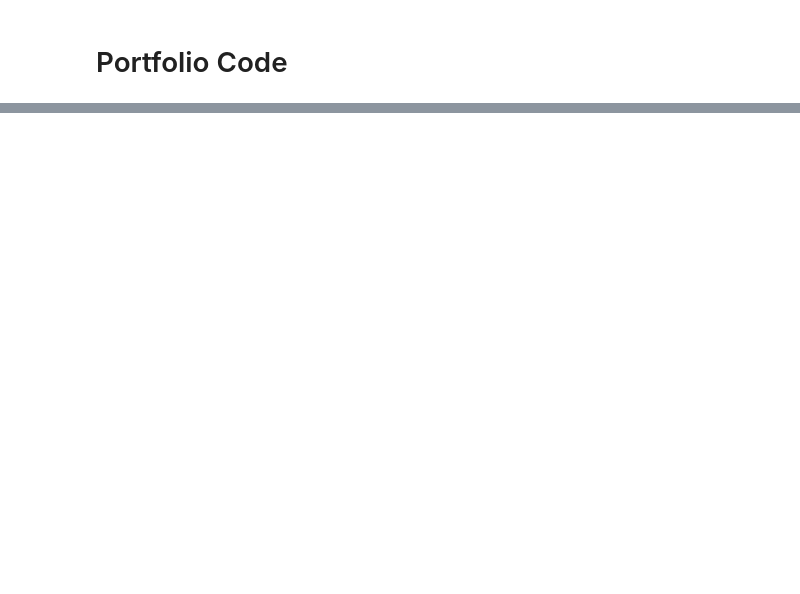
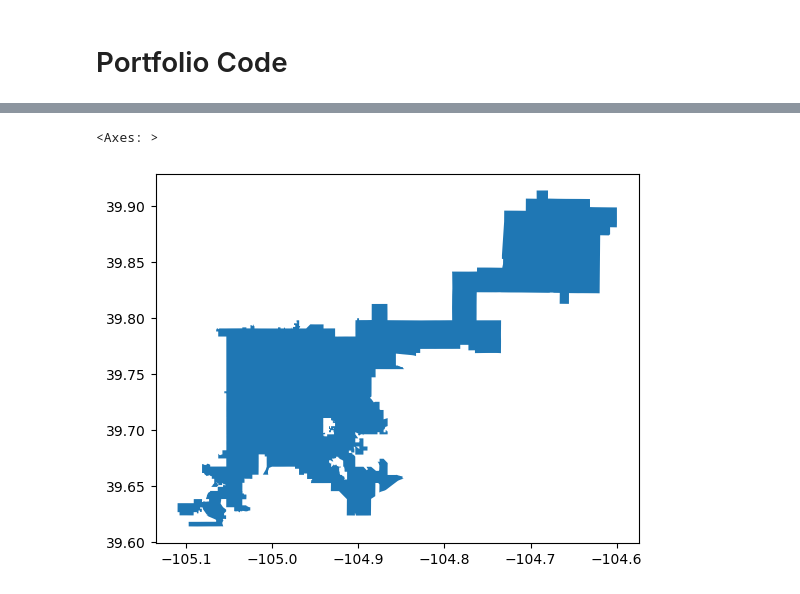
Before and after one commit to earthlab-education/04-vegetation-mawo7952, a Jupyter notebook: notebooks/portfolio-code.ipynb, the cells around one changed output, grey strips where cells are left out. Drawn from its saved outputs; the diff is of its cells as text; code cells hidden in the pictures; blank space fills up the shorter version.

```diff
--- a/notebooks/portfolio-code.ipynb
+++ b/notebooks/portfolio-code.ipynb
@@ -25,26 +29,10 @@ import matplotlib.pyplot as plt
 [interactive output not drawn]
 [interactive output not drawn]
 # %%
-# Gila River Valley
+boulder_county_gdf = ox.geocode_to_gdf(
+    'Denver, Colorado, United States')
 
-project = earthpy.Project("Gila River Vegetation", dirname='gila_river_veg')
-project.get_data()
+boulder_county_gdf
 
-# Load in the boundary data
-aitsn_gdf = gpd.read_file(project.project_dir / 'tl_2020_us_aitsn')
-# Check that it worked
-aitsn_gdf
-
-# Change data type
-aitsn_gdf['AIANNHCE'] = aitsn_gdf['AIANNHCE'].astype(int)
-
-# Select Gila River Valley Reservation
-Gila_boundary_gdf = aitsn_gdf.loc[aitsn_gdf.AIANNHCE==1310].dissolve()
-# Plot the results with web tile images
-Gila_boundary_gdf.hvplot(
-    geo=True, tiles='EsriImagery',
-    fill_color=None, line_color='black',
-    line_width = 2,
-    title='Gila River Subdivision',
-    frame_width=500)
+boulder_county_gdf.plot()
 # %% [output]
@@ -51,0 +39,2 @@ Gila_boundary_gdf.hvplot(
+<Axes: >
+[figure, added]
```
Also changed, not shown: parts of 8 cells of this notebook, 3 other files.
